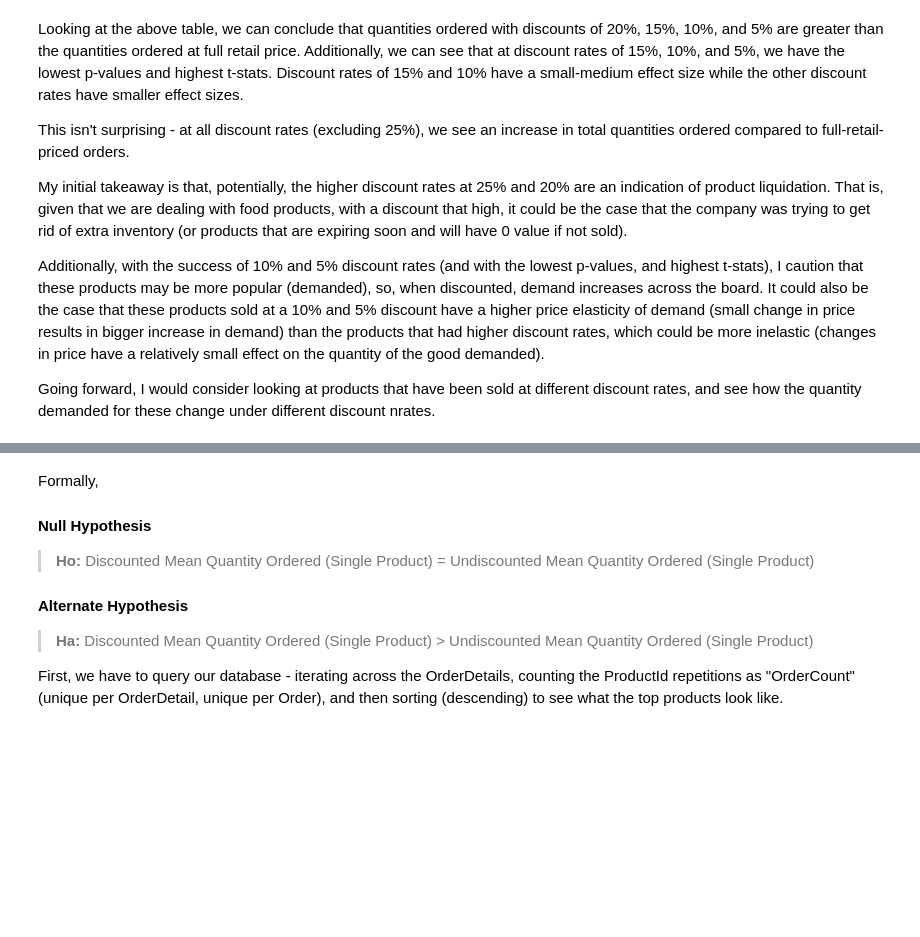
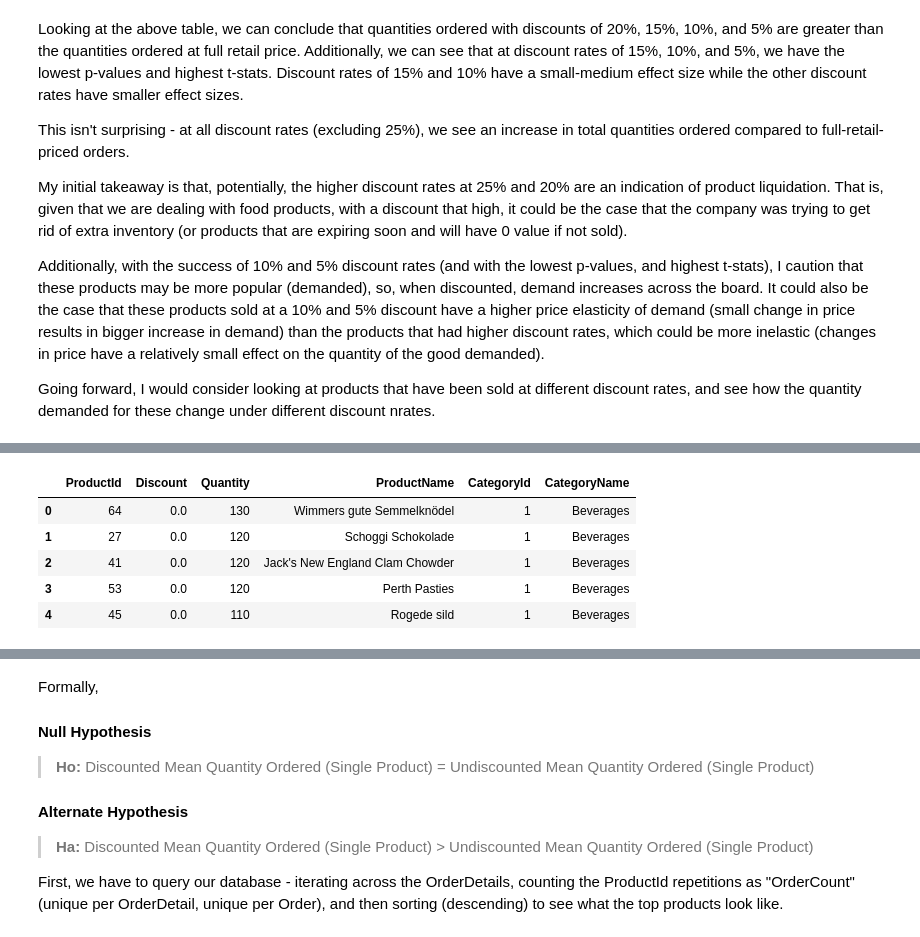
Before and after one commit to whitcrrd/dsc-2-final-project-online-ds-ft-021119, a Jupyter notebook: whitcraft-final.ipynb, the cells around one changed output, grey strips where cells are left out. Saved outputs shown, nothing was run; the diff lists cells and outputs as text; code cells hidden in the pictures; blank space fills up the shorter version.

Commit message:
fixed query on categories

```diff
--- a/whitcraft-final.ipynb
+++ b/whitcraft-final.ipynb
@@ -676,0 +715,30 @@ Going forward, I would consider looking at products that have been sold at diffe
+# %%
+# Discount = 0, Return OrderDetails Quantities where product is from category_id
+def query_undiscounted_category_quantity(category_id):
+
+    query = session.query(OrderDetail.ProductId, OrderDetail.Discount, OrderDetail.Quantity, Product.ProductName, (Category.Id).label("CategoryId"), Category.CategoryName
+                         ).join(Product, Product.Id == OrderDetail.ProductId
+                               ).join(Category, Category.Id == Product.CategoryId
+                                     ).filter(OrderDetail.Discount == 0
+                                             ).filter(Category.Id == category_id
+                                                     ).order_by(OrderDetail.Quantity.desc())
+
+    order_details = pd.read_sql(query.statement, engine)
+
+    return order_details
+
+# Discount > 0, Return OrderDetails Quantities where product is from category_id
+def query_discounted_category_quantity(category_id):
+
+    query = session.query(OrderDetail.ProductId, OrderDetail.Discount, OrderDetail.Quantity, Product.ProductName, (Category.Id).label("CategoryId"), Category.CategoryName
+                         ).join(Product, Product.Id == OrderDetail.ProductId
+                               ).join(Category, Category.Id == Product.CategoryId
+                                     ).filter(OrderDetail.Discount != 0
+                                             ).filter(Category.Id == category_id
+                                                     ).order_by(OrderDetail.Quantity.desc())
+
+    order_details = pd.read_sql(query.statement, engine)
+
+    return order_details
+
+    return order_details
@@ -676,0 +834,4 @@ Going forward, I would consider looking at products that have been sold at diffe
+# %%
+x = query_undiscounted_category_quantity(1)
+x.head()
+# %% [output]
@@ -676,0 +842,6 @@ Going forward, I would consider looking at products that have been sold at diffe
+|  | ProductId | Discount | Quantity | ProductName | CategoryId | CategoryName |
+| 0 | 64 | 0.0 | 130 | Wimmers gute Semmelknödel | 1 | Beverages |
+| 1 | 27 | 0.0 | 120 | Schoggi Schokolade | 1 | Beverages |
+| 2 | 41 | 0.0 | 120 | Jack's New England Clam Chowder | 1 | Beverages |
+| 3 | 53 | 0.0 | 120 | Perth Pasties | 1 | Beverages |
+| 4 | 45 | 0.0 | 110 | Rogede sild | 1 | Beverages |
```
Also changed, not shown: parts of 15 cells of this notebook, 1 other file.
